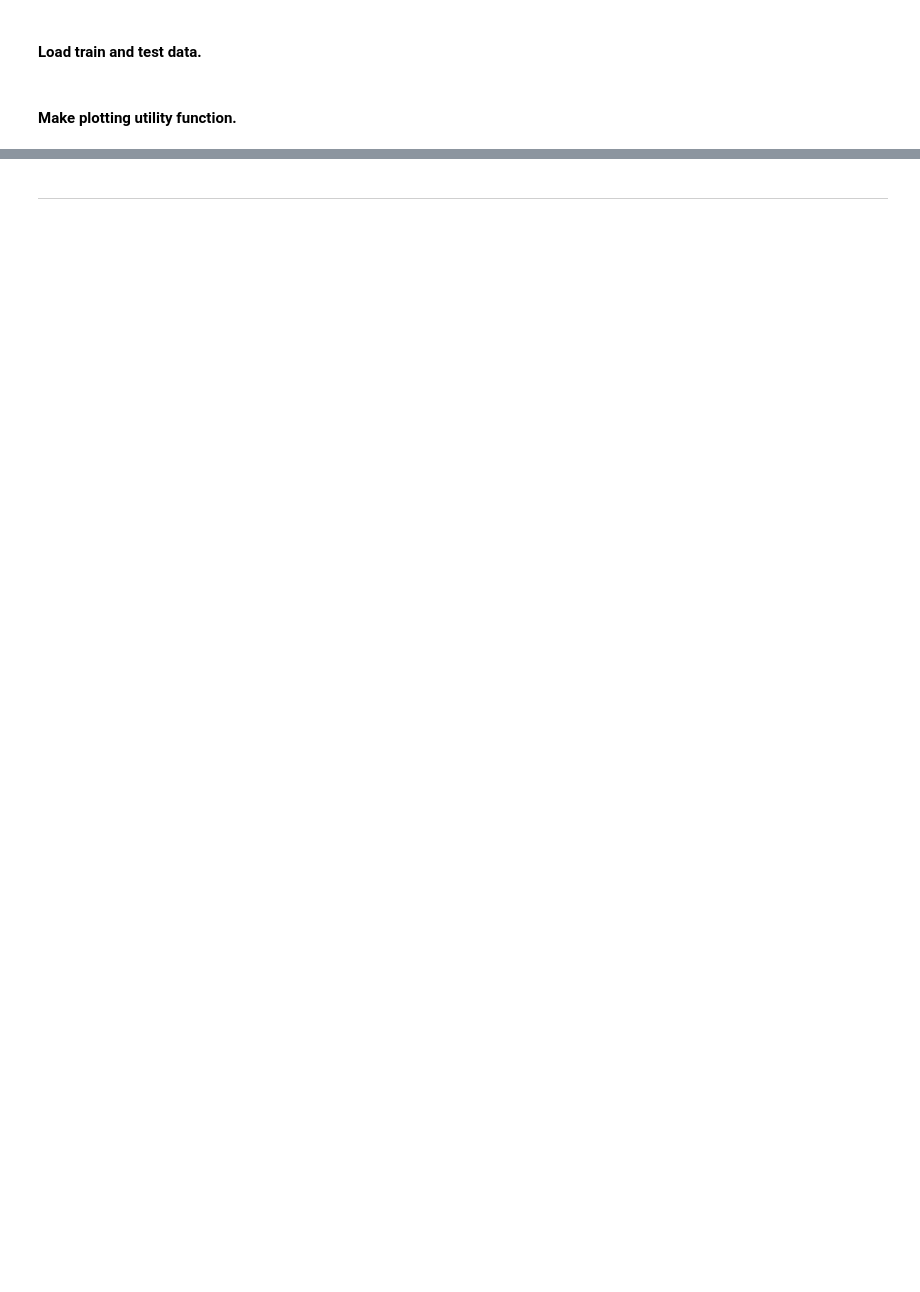
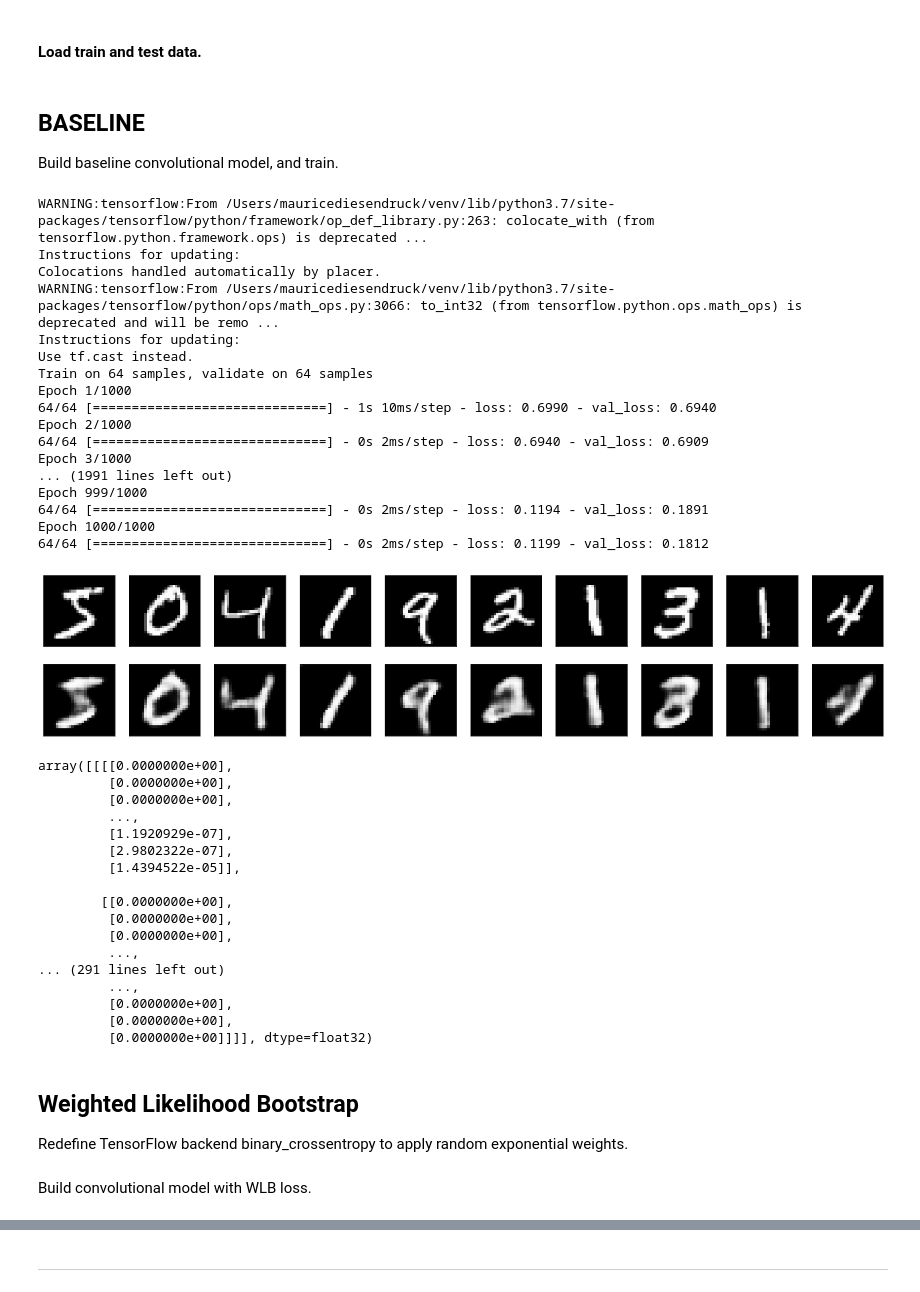
Before and after one commit to diesendruck/pv, a Jupyter notebook: mv_sp_privacy/src/mnist_wlb.ipynb, the cells around one changed output, grey strips where cells are left out. Cells and saved outputs as stored; diff of their text form; code cells hidden in the pictures; blank space fills up the shorter version.

Commit message:
added small-sample wlb sampling

```diff
--- a/mv_sp_privacy/src/mnist_wlb.ipynb
+++ b/mv_sp_privacy/src/mnist_wlb.ipynb
@@ -51,8 +55,81 @@ Colocations handled automatically by placer.
 (x_train, _), (x_test, _) = mnist.load_data()
 
 x_train = x_train.astype('float32') / 255.
+x_train = x_train[:64]
+
 x_test = x_test.astype('float32') / 255.
+x_test = x_test[:64]
+
 x_train = np.reshape(x_train, (len(x_train), 28, 28, 1))  # adapt this if using `channels_first` image data format
 x_test = np.reshape(x_test, (len(x_test), 28, 28, 1))  # adapt this if using `channels_first` image data format
-# %% [markdown]
-#### Make plotting utility function.
+# %% [markdown]
+## BASELINE
+Build baseline convolutional model, and train.
+# %%
+input_img = Input(shape=(28, 28, 1))  # adapt this if using `channels_first` image data format
+
+x = Conv2D(16, (3, 3), activation='relu', padding='same')(input_img)
+x = MaxPooling2D((2, 2), padding='same')(x)
+x = Conv2D(8, (3, 3), activation='relu', padding='same')(x)
+x = MaxPooling2D((2, 2), padding='same')(x)
+x = Conv2D(8, (3, 3), activation='relu', padding='same')(x)
+encoded = MaxPooling2D((2, 2), padding='same')(x)
+# at this point the representation is (4, 4, 8) i.e. 128-dimensional
+
+x = Conv2D(8, (3, 3), activation='relu', padding='same')(encoded)
+x = UpSampling2D((2, 2))(x)
+x = Conv2D(8, (3, 3), activation='relu', padding='same')(x)
+x = UpSampling2D((2, 2))(x)
+x = Conv2D(16, (3, 3), activation='relu')(x)
+x = UpSampling2D((2, 2))(x)
+decoded = Conv2D(1, (3, 3), activation='sigmoid', padding='same')(x)
+
+autoencoder = Model(input_img, decoded)
+autoencoder.compile(optimizer='adadelta', loss='binary_crossentropy')
+
+
+autoencoder.fit(x_train, x_train,
+                epochs=1000,
+                batch_size=64,
+                shuffle=True,
+                validation_data=(x_test, x_test))
+plot_results(autoencoder, x_train)
+# %% [output]
+WARNING:tensorflow:From /Users/mauricediesendruck/venv/lib/python3.7/site-packages/tensorflow/python/framework/op_def_library.py:263: colocate_with (from tensorflow.python.framework.ops) is deprecated ...
+Instructions for updating:
+Colocations handled automatically by placer.
+WARNING:tensorflow:From /Users/mauricediesendruck/venv/lib/python3.7/site-packages/tensorflow/python/ops/math_ops.py:3066: to_int32 (from tensorflow.python.ops.math_ops) is deprecated and will be remo ...
+Instructions for updating:
+Use tf.cast instead.
+Train on 64 samples, validate on 64 samples
+Epoch 1/1000
+64/64 [==============================] - 1s 10ms/step - loss: 0.6990 - val_loss: 0.6940
+Epoch 2/1000
+64/64 [==============================] - 0s 2ms/step - loss: 0.6940 - val_loss: 0.6909
+Epoch 3/1000
+... (1991 lines left out)
+Epoch 999/1000
+64/64 [==============================] - 0s 2ms/step - loss: 0.1194 - val_loss: 0.1891
+Epoch 1000/1000
+64/64 [==============================] - 0s 2ms/step - loss: 0.1199 - val_loss: 0.1812
+[figure, added]
+array([[[[0.0000000e+00],
+         [0.0000000e+00],
+         [0.0000000e+00],
+         ...,
+         [1.1920929e-07],
+         [2.9802322e-07],
+         [1.4394522e-05]],
+
+        [[0.0000000e+00],
+         [0.0000000e+00],
+         [0.0000000e+00],
+         ...,
+... (291 lines left out)
+         ...,
+         [0.0000000e+00],
+         [0.0000000e+00],
+         [0.0000000e+00]]]], dtype=float32)
+# %% [markdown]
+## Weighted Likelihood Bootstrap
+Redefine TensorFlow backend binary_crossentropy to apply random exponential weights.
@@ -58,0 +178,2 @@ x_test = np.reshape(x_test, (len(x_test), 28, 28, 1))  # adapt this if using `ch
+# %% [markdown]
+Build convolutional model with WLB loss.
```
Also changed, not shown: parts of 22 cells of this notebook.
